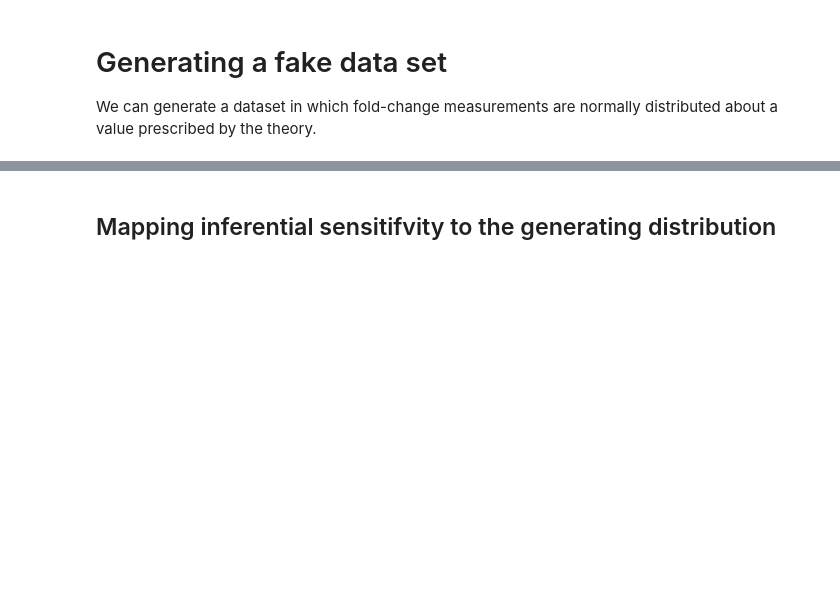
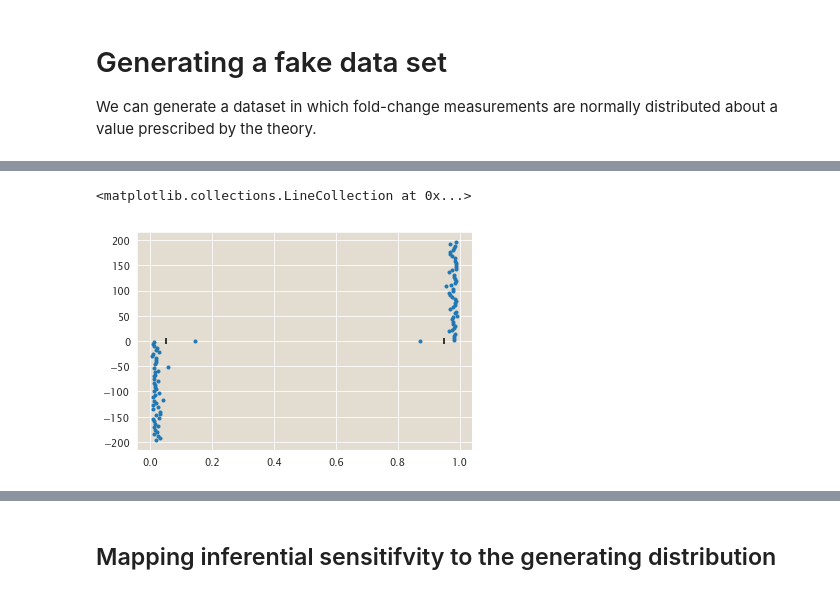
Before and after one commit to RPGroup-PBoC/mwc_mutants, a Jupyter notebook: code/analysis/Exploring_fc_error.ipynb, the cells around one changed output, grey strips where cells are left out. Saved outputs shown, nothing was run; the diff lists cells and outputs as text; code cells hidden in the pictures; blank space fills up the shorter version.

```diff
--- a/code/analysis/Exploring_fc_error.ipynb
+++ b/code/analysis/Exploring_fc_error.ipynb
@@ -71,0 +94,7 @@ Even with this fake data set, wherer the features of teh generating distribution
+# %%
+plt.plot(_fc_mu['median'], dbohr['median'], '.')
+plt.vlines(0.05, -5, 5)
+plt.vlines(0.95, -5, 5)
+# %% [output]
+<matplotlib.collections.LineCollection at 0x...>
+[figure, added]
```
Also changed, not shown: parts of 20 cells of this notebook, 6 other files.
